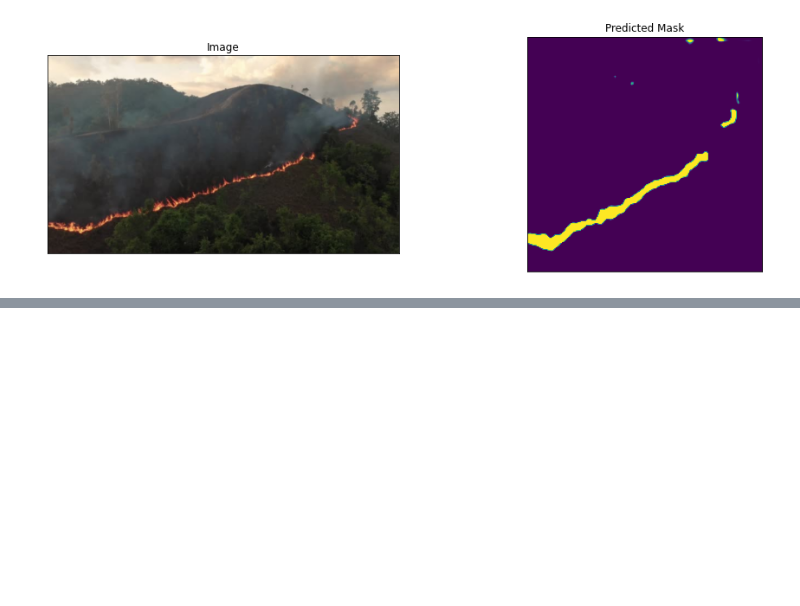
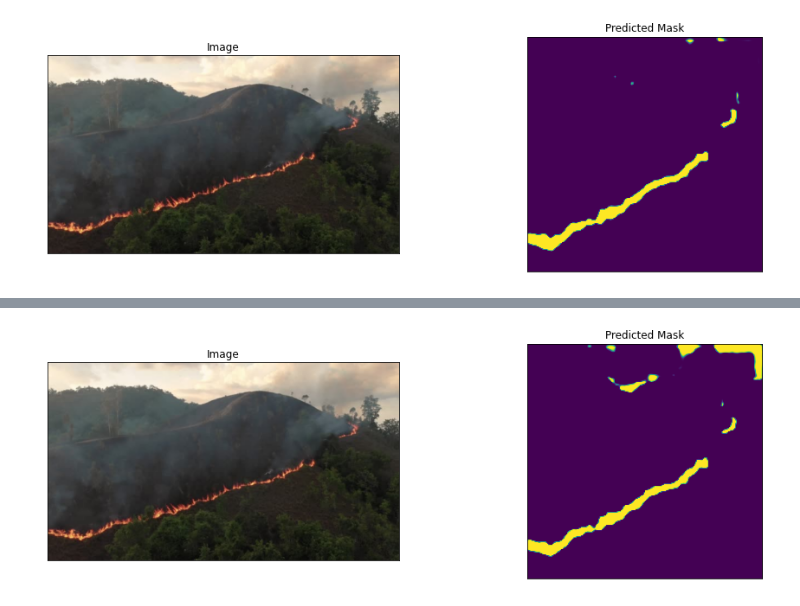
Before and after one commit to serabiasin/Forest-Fire-Segmentation, a Jupyter notebook: Jupyter_mode/Evaluation_Result_Omdena_Unet.ipynb, the cells around one changed output, grey strips where cells are left out. Saved outputs shown, nothing was run; the diff lists cells and outputs as text; code cells hidden in the pictures; blank space fills up the shorter version.

```diff
--- a/Jupyter_mode/Evaluation_Result_Omdena_Unet.ipynb
+++ b/Jupyter_mode/Evaluation_Result_Omdena_Unet.ipynb
@@ -350,3 +288,4 @@ To: /content/mix_transfomer_unet.ckpt
 model_mitb0 = Segmentation_custom.load_from_checkpoint('/content/mix_transfomer_unet.ckpt',arch="Unet", encoder_name="mit_b0", in_channels=3, out_classes=1)
 model_resnet50 = Segmentation_custom.load_from_checkpoint('/content/resnet_unet.ckpt',arch="Unet", encoder_name="resnet50", in_channels=3, out_classes=1)
 model_mobilenetv2 = Segmentation_custom.load_from_checkpoint('/content/mobilenetv2_nontune.ckpt',arch="Unet", encoder_name="mobilenet_v2", in_channels=3, out_classes=1)
+model_mitb1 = Segmentation_custom.load_from_checkpoint('/content/mix_transfomer_unet_b1.ckpt',arch="Unet", encoder_name="mit_b1", in_channels=3, out_classes=1)
@@ -720,0 +746,29 @@ visualize(
+# %%
+image = cv2.imread('./api2.jpg', cv2.IMREAD_UNCHANGED)
+image = cv2.cvtColor(image, cv2.COLOR_BGR2RGB)
+
+heavy_transforms = [
+                    A.Resize(224,224, interpolation=cv2.INTER_LINEAR, p=1),
+                    A.Normalize(
+                            mean=[0.485, 0.456, 0.406],
+                            std=[0.229, 0.224, 0.225],
+                        ),
+                    ToTensorV2()
+                    ]
+aug= A.Compose(heavy_transforms ,p=1)
+augmented = aug(image=image)
+
+img=augmented['image']
+img=img.type(torch.cuda.FloatTensor)
+
+with torch.no_grad():
+    model_mitb1.eval()
+    logits = model_mitb1(img[None,...])
+    pr_masks = logits.sigmoid()
+
+visualize(
+        image=image,
+        predicted_mask=pr_masks.squeeze().cpu()
+    )
+# %% [output]
+[figure, added]
```
Also changed, not shown: parts of 9 cells of this notebook, 3 other files.
